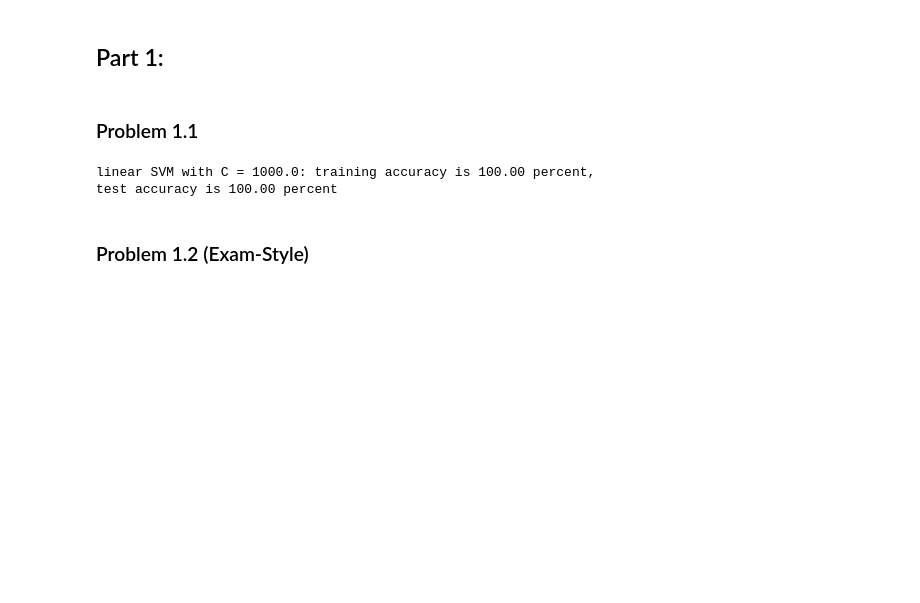
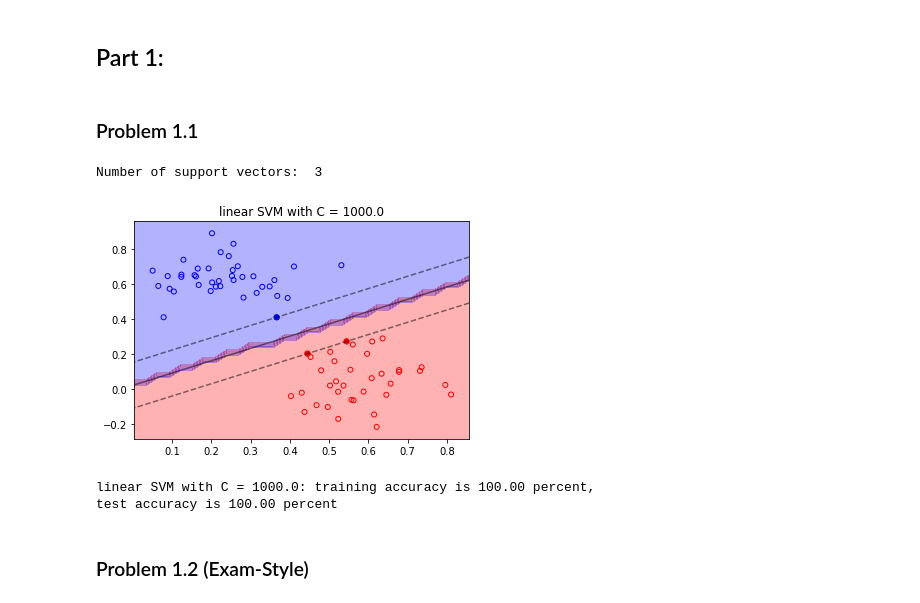
Before and after one commit to amanmibra/cs371, a Jupyter notebook: homework08/homework08.ipynb, the cells around one changed output. Drawn from its saved outputs; the diff is of its cells as text; code cells hidden in the pictures; blank space fills up the shorter version.

```diff
--- a/homework08/homework08.ipynb
+++ b/homework08/homework08.ipynb
@@ -38,18 +38,20 @@ def evaluate(h, train, test, description):
 # %%
 def experiment(data_set, classifier_name, classifier, hyper_parameters, folds=15, display=False):
     train, test = data_set['train'], data_set['test']
     c = GridSearchCV(classifier, hyper_parameters, scoring='accuracy', cv=folds, iid=False)
     h = c.fit(train['x'], train['y'])
     parm_string = ', '.join(['{} = {}'.format(key, h.best_params_[key])
                              for key in hyper_parameters.keys()])
     description = '{} with {}'.format(classifier_name, parm_string)
     if display:
         show_data(h.best_estimator_, train, description)
     evaluate(h.best_estimator_, train, test, description)
 
-n_folds, display = 15, False
+n_folds, display = 15, True
 experiment(trivial, 'linear SVM', SVC(kernel='linear', gamma='auto'),
                hyper_parameters={'C': [1000.]}, folds=n_folds, display=display)
 # %% [output]
-linear SVM with C = 1000.0: training accuracy is 100.00 percent,
-test accuracy is 100.00 percent
+Number of support vectors:  3
+[figure, added]
+linear SVM with C = 1000.0: training accuracy is 100.00 percent,
+test accuracy is 100.00 percent
```
Also changed, not shown: parts of 6 cells of this notebook, 1 other file.
